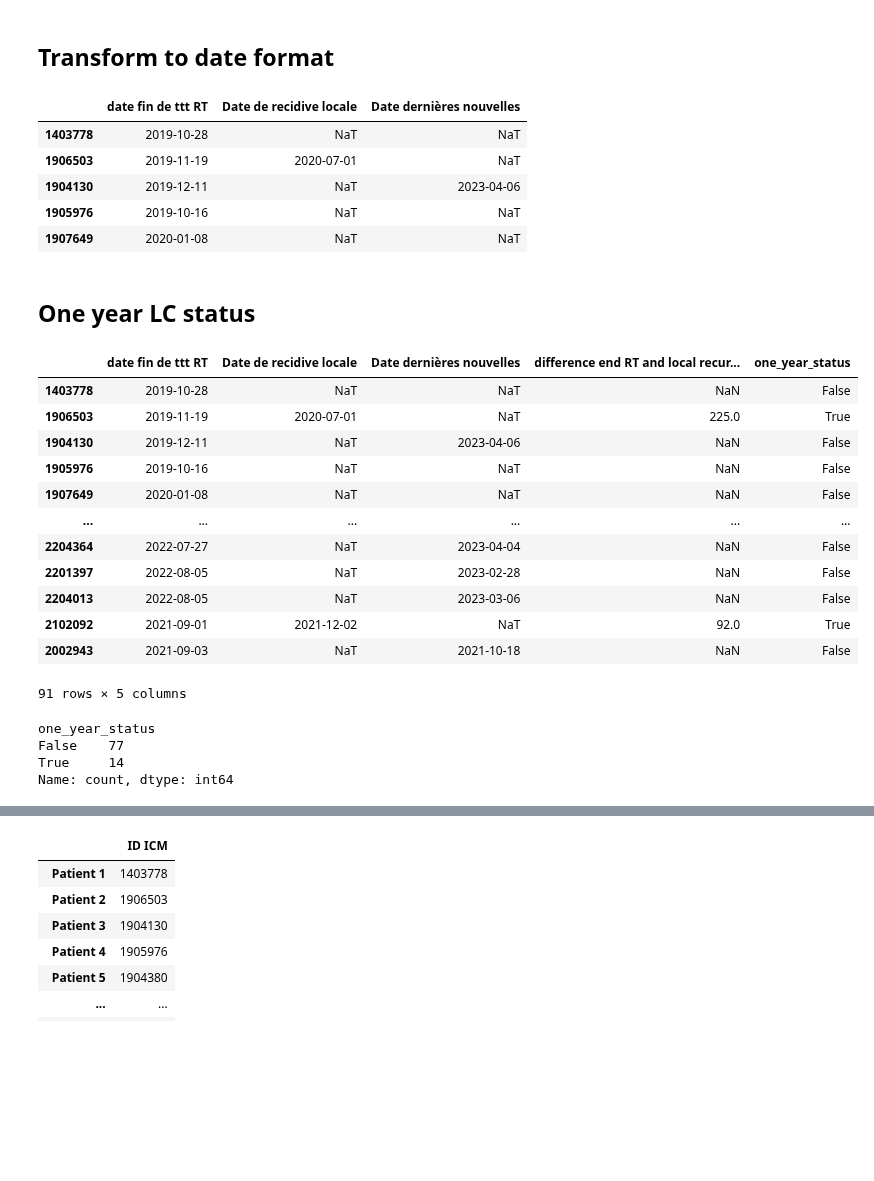
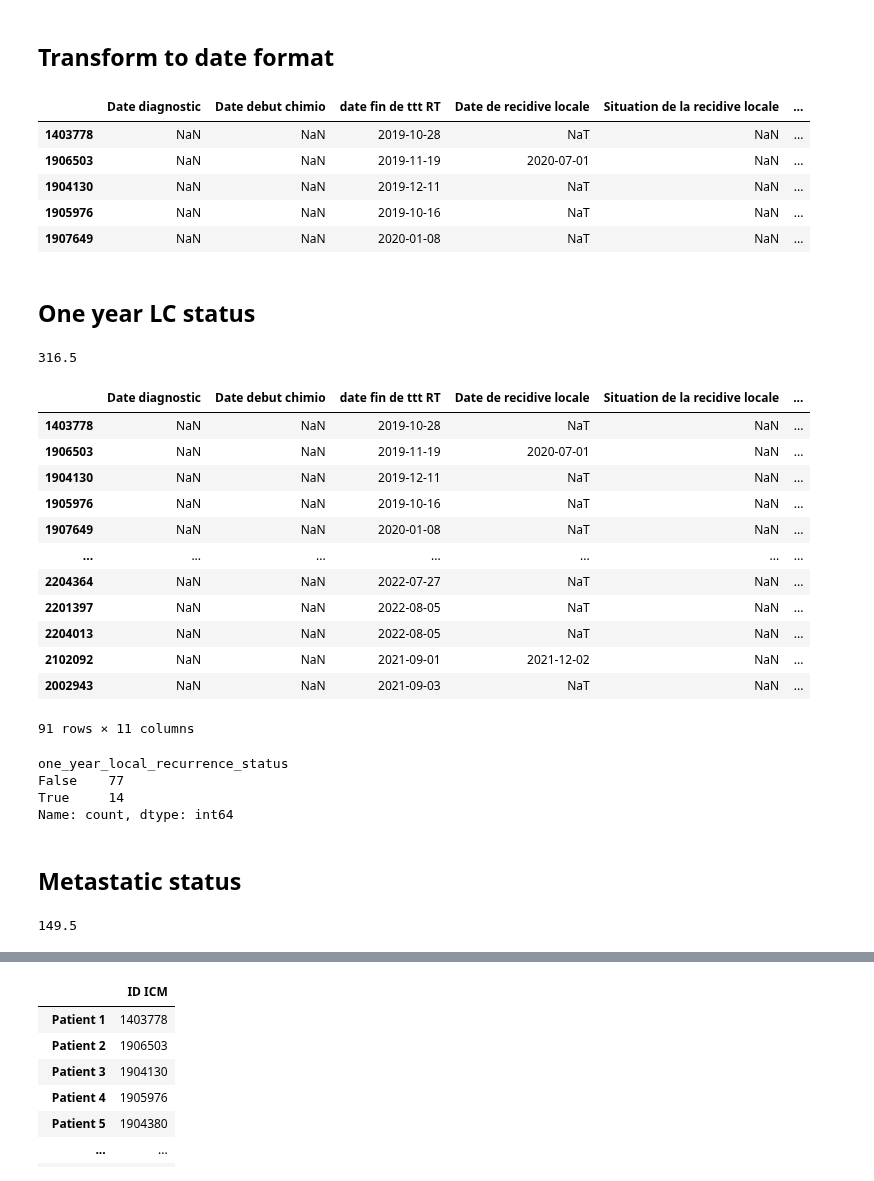
Before and after one commit to ftach/delta-rad, a Jupyter notebook: 1D_radiomics/0.35_radiomics_csv_extract.ipynb, the cells around one changed output, grey strips where cells are left out. Cells and saved outputs as stored; diff of their text form; code cells hidden in the pictures; blank space fills up the shorter version.

Commit message:
calculated nine month metastatic status, now running on icm data

```diff
--- a/1D_radiomics/0.35_radiomics_csv_extract.ipynb
+++ b/1D_radiomics/0.35_radiomics_csv_extract.ipynb
@@ -33,44 +33,52 @@ Name: count, dtype: int64
 # %% [markdown]
 ## Transform to date format
 # %%
-date_outcome_df = pd.DataFrame(index=clinical_data_df.index, columns=['date fin de ttt RT', 'Date de recidive locale '])
+date_outcome_df = pd.DataFrame(index=clinical_data_df.index, columns=clinical_data_df.columns)
 date_outcome_df['date fin de ttt RT'] = pd.to_datetime(clinical_data_df['date fin de ttt RT'], format="%d/%m/%Y", errors='coerce')
 date_outcome_df['Date de recidive locale '] = pd.to_datetime(clinical_data_df['Date de recidive locale '], format="%d/%m/%Y", errors='coerce')
 date_outcome_df['Date dernières nouvelles'] = pd.to_datetime(clinical_data_df['Date dernières nouvelles'], format="%d/%m/%Y", errors='coerce')
+date_outcome_df['Date de recidive méta '] = pd.to_datetime(clinical_data_df['Date de recidive méta '], format="%d/%m/%Y", errors='coerce')
 date_outcome_df.head()
 # %% [output]
-|  | date fin de ttt RT | Date de recidive locale | Date dernières nouvelles |
-| 1403778 | 2019-10-28 | NaT | NaT |
-| 1906503 | 2019-11-19 | 2020-07-01 | NaT |
-| 1904130 | 2019-12-11 | NaT | 2023-04-06 |
-| 1905976 | 2019-10-16 | NaT | NaT |
-| 1907649 | 2020-01-08 | NaT | NaT |
+|  | Date diagnostic | Date debut chimio | date fin de ttt RT | Date de recidive locale | Situation de la recidive locale | ... |
+| 1403778 | NaN | NaN | 2019-10-28 | NaT | NaN | ... |
+| 1906503 | NaN | NaN | 2019-11-19 | 2020-07-01 | NaN | ... |
+| 1904130 | NaN | NaN | 2019-12-11 | NaT | NaN | ... |
+| 1905976 | NaN | NaN | 2019-10-16 | NaT | NaN | ... |
+| 1907649 | NaN | NaN | 2020-01-08 | NaT | NaN | ... |
 # %% [markdown]
 ## One year LC status
 # %%
 date_outcome_df['difference end RT and local recurrence'] = (date_outcome_df['Date de recidive locale '] - date_outcome_df['date fin de ttt RT']).dt.days
 one_year_in_days = 365
+# %%
+# print median value of difference end RT and local recurrence date
+print(date_outcome_df['difference end RT and local recurrence'].median())
+# %% [output]
+316.5
 # %%
-date_outcome_df['one_year_status'] = date_outcome_df['difference end RT and local recurrence'] <= one_year_in_days
+date_outcome_df['one_year_local_recurrence_status'] = date_outcome_df['difference end RT and local recurrence'] <= one_year_in_days
 date_outcome_df
 # %% [output]
-|  | date fin de ttt RT | Date de recidive locale | Date dernières nouvelles | difference end RT and local recur... | one_year_status |
-| 1403778 | 2019-10-28 | NaT | NaT | NaN | False |
-| 1906503 | 2019-11-19 | 2020-07-01 | NaT | 225.0 | True |
-| 1904130 | 2019-12-11 | NaT | 2023-04-06 | NaN | False |
-| 1905976 | 2019-10-16 | NaT | NaT | NaN | False |
-| 1907649 | 2020-01-08 | NaT | NaT | NaN | False |
-| ... | ... | ... | ... | ... | ... |
-| 2204364 | 2022-07-27 | NaT | 2023-04-04 | NaN | False |
-| 2201397 | 2022-08-05 | NaT | 2023-02-28 | NaN | False |
-| 2204013 | 2022-08-05 | NaT | 2023-03-06 | NaN | False |
-| 2102092 | 2021-09-01 | 2021-12-02 | NaT | 92.0 | True |
-| 2002943 | 2021-09-03 | NaT | 2021-10-18 | NaN | False |
+|  | Date diagnostic | Date debut chimio | date fin de ttt RT | Date de recidive locale | Situation de la recidive locale | ... |
+| 1403778 | NaN | NaN | 2019-10-28 | NaT | NaN | ... |
+| 1906503 | NaN | NaN | 2019-11-19 | 2020-07-01 | NaN | ... |
+| 1904130 | NaN | NaN | 2019-12-11 | NaT | NaN | ... |
+| 1905976 | NaN | NaN | 2019-10-16 | NaT | NaN | ... |
+| 1907649 | NaN | NaN | 2020-01-08 | NaT | NaN | ... |
+| ... | ... | ... | ... | ... | ... | ... |
+| 2204364 | NaN | NaN | 2022-07-27 | NaT | NaN | ... |
+| 2201397 | NaN | NaN | 2022-08-05 | NaT | NaN | ... |
+| 2204013 | NaN | NaN | 2022-08-05 | NaT | NaN | ... |
+| 2102092 | NaN | NaN | 2021-09-01 | 2021-12-02 | NaN | ... |
+| 2002943 | NaN | NaN | 2021-09-03 | NaT | NaN | ... |
-91 rows × 5 columns
+91 rows × 11 columns
 # %%
-print(date_outcome_df['one_year_status'].value_counts())
+print(date_outcome_df['one_year_local_recurrence_status'].value_counts())
 # %% [output]
-one_year_status
+one_year_local_recurrence_status
 False    77
 True     14
 Name: count, dtype: int64
+# %% [markdown]
+## Metastatic status
@@ -76,0 +88,4 @@ Name: count, dtype: int64
+# %%
+print(date_outcome_df['difference end RT and metastatic recurrence'].median())
+# %% [output]
+149.5
```
Also changed, not shown: parts of 18 cells of this notebook.
